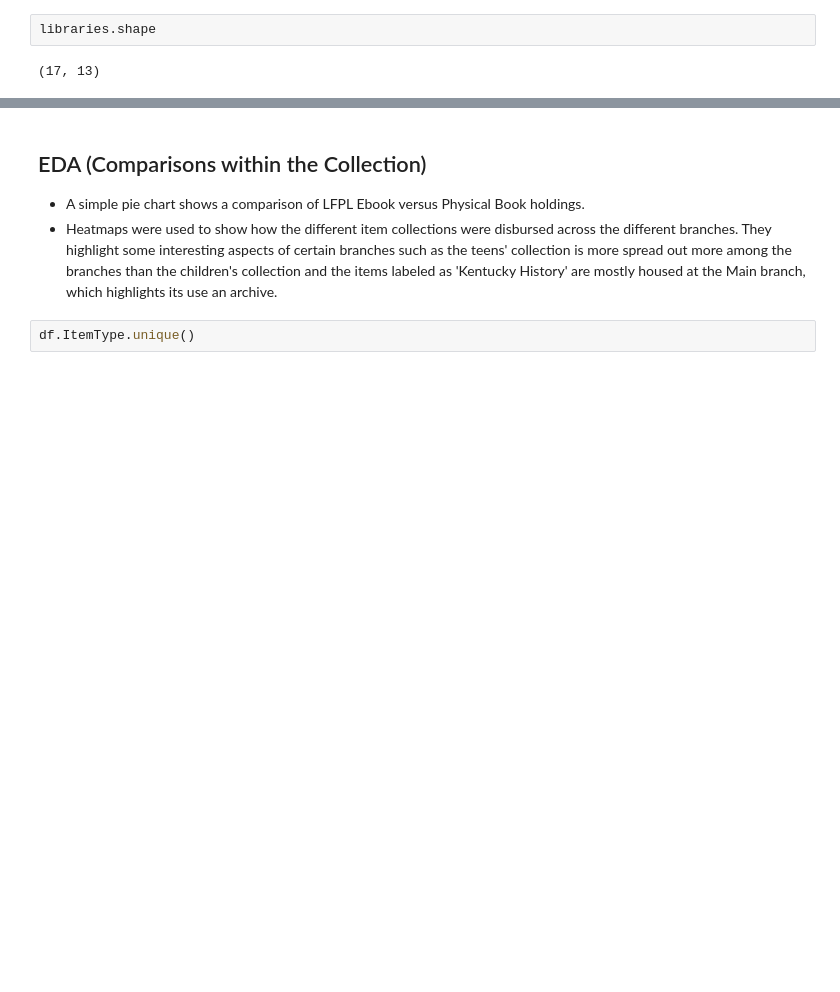
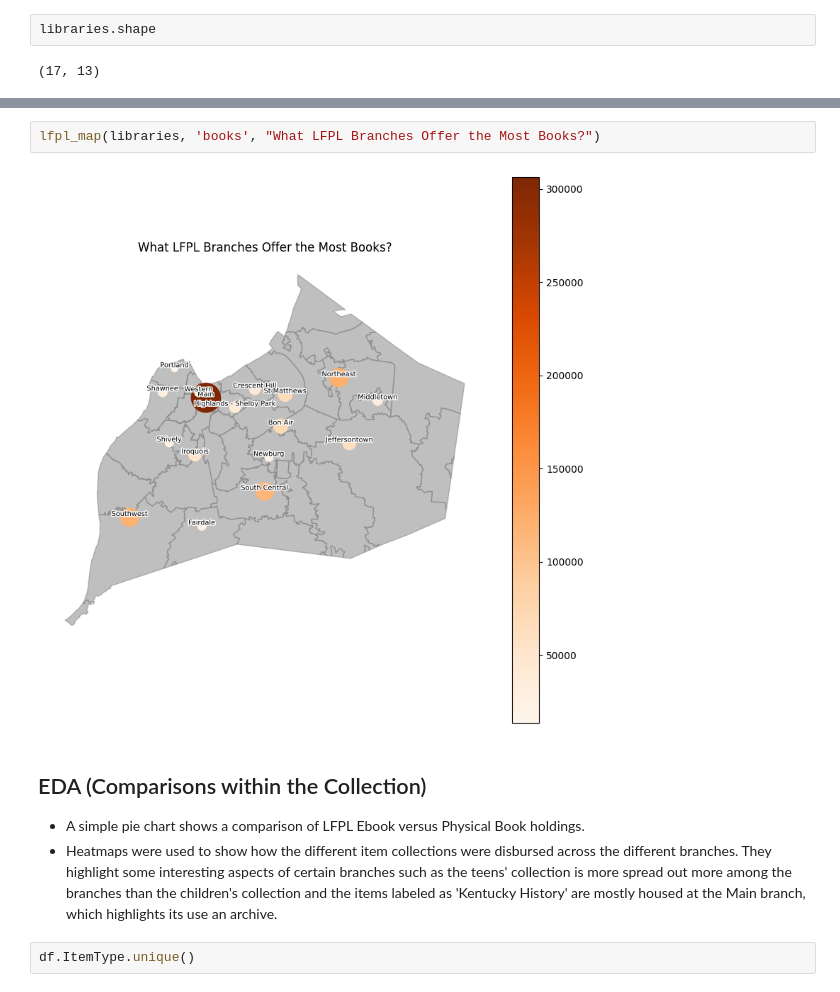
Before and after one commit to btl930/louisville_library_inventory_analysis, a Jupyter notebook: notebook/louisville_library_inventory_analysis.ipynb, the cells around one changed output, grey strips where cells are left out. Cells and saved outputs as stored; diff of their text form; blank space fills up the shorter version.

Commit message:
LFPL map function

```diff
--- a/notebook/louisville_library_inventory_analysis.ipynb
+++ b/notebook/louisville_library_inventory_analysis.ipynb
@@ -524,3 +521,7 @@ plt.show()
+# %%
+lfpl_map(libraries, 'books', "What LFPL Branches Offer the Most Books?")
+# %% [output]
+[figure, added]
 # %% [markdown]
 ## EDA (Comparisons within the Collection)
 - A simple pie chart shows a comparison of LFPL Ebook versus Physical Book holdings.
```
Also changed, not shown: parts of 2 cells of this notebook, 2 other files.
